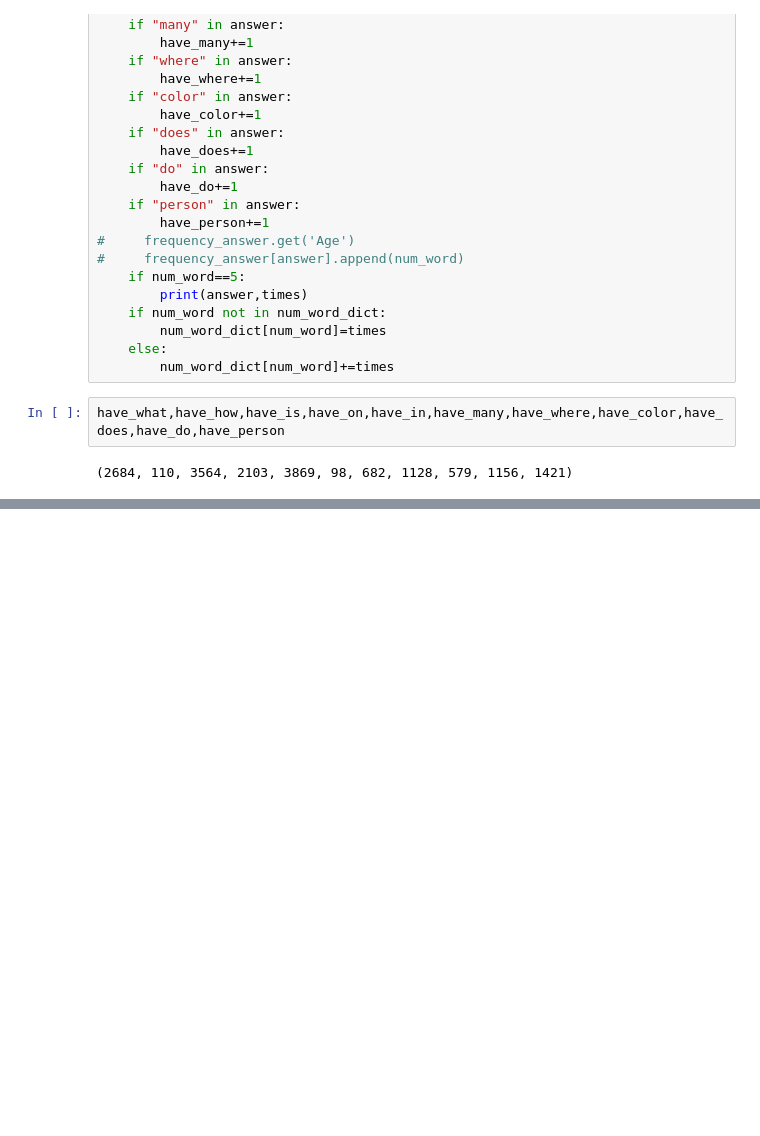
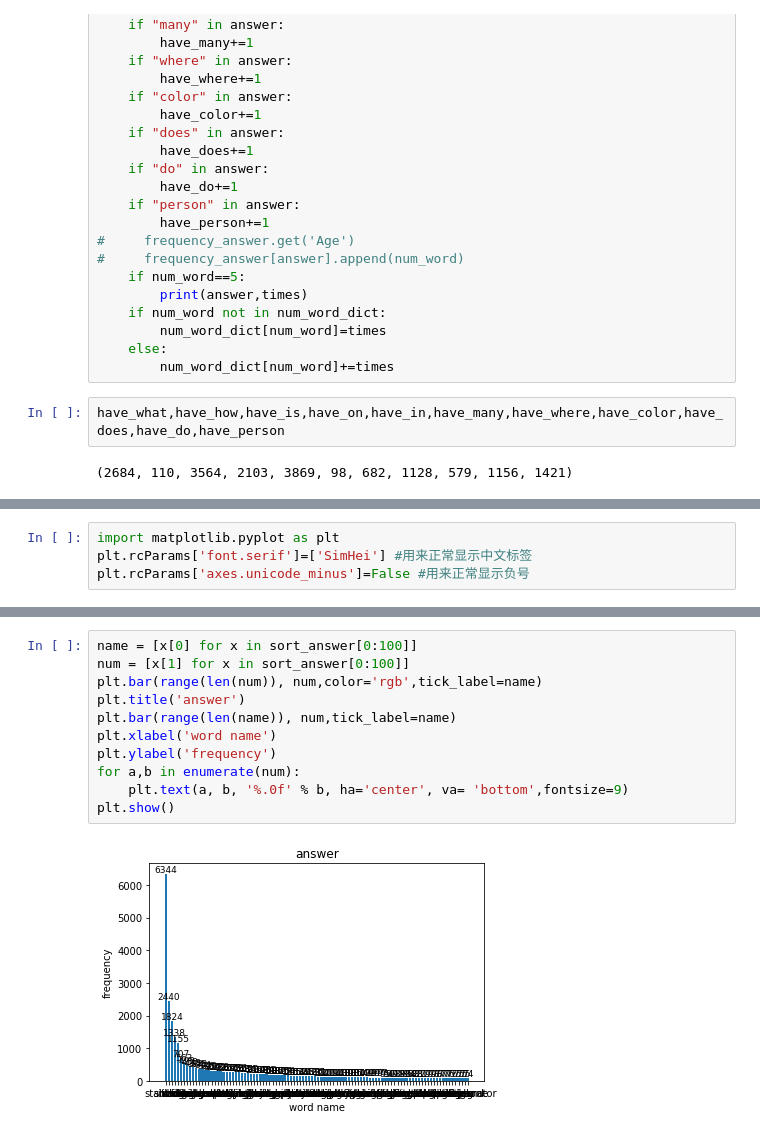
Before and after one commit to Sunnyhoster/TianChi, a Jupyter notebook: getFrequency.ipynb, the cells around one changed output, grey strips where cells are left out. Cells and saved outputs as stored; diff of their text form; blank space fills up the shorter version.

```diff
--- a/getFrequency.ipynb
+++ b/getFrequency.ipynb
@@ -329,0 +362,4 @@ have_what,have_how,have_is,have_on,have_in,have_many,have_where,have_color,have_
+# %%
+import matplotlib.pyplot as plt
+plt.rcParams['font.serif']=['SimHei'] #用来正常显示中文标签
+plt.rcParams['axes.unicode_minus']=False #用来正常显示负号
@@ -329,0 +386,13 @@ have_what,have_how,have_is,have_on,have_in,have_many,have_where,have_color,have_
+# %%
+name = [x[0] for x in sort_answer[0:100]]
+num = [x[1] for x in sort_answer[0:100]]
+plt.bar(range(len(num)), num,color='rgb',tick_label=name)
+plt.title('answer')
+plt.bar(range(len(name)), num,tick_label=name)
+plt.xlabel('word name')
+plt.ylabel('frequency')
+for a,b in enumerate(num):
+    plt.text(a, b, '%.0f' % b, ha='center', va= 'bottom',fontsize=9)
+plt.show()
+# %% [output]
+[figure, added]
```
Also changed, not shown: parts of 28 cells of this notebook, 11 other files.
